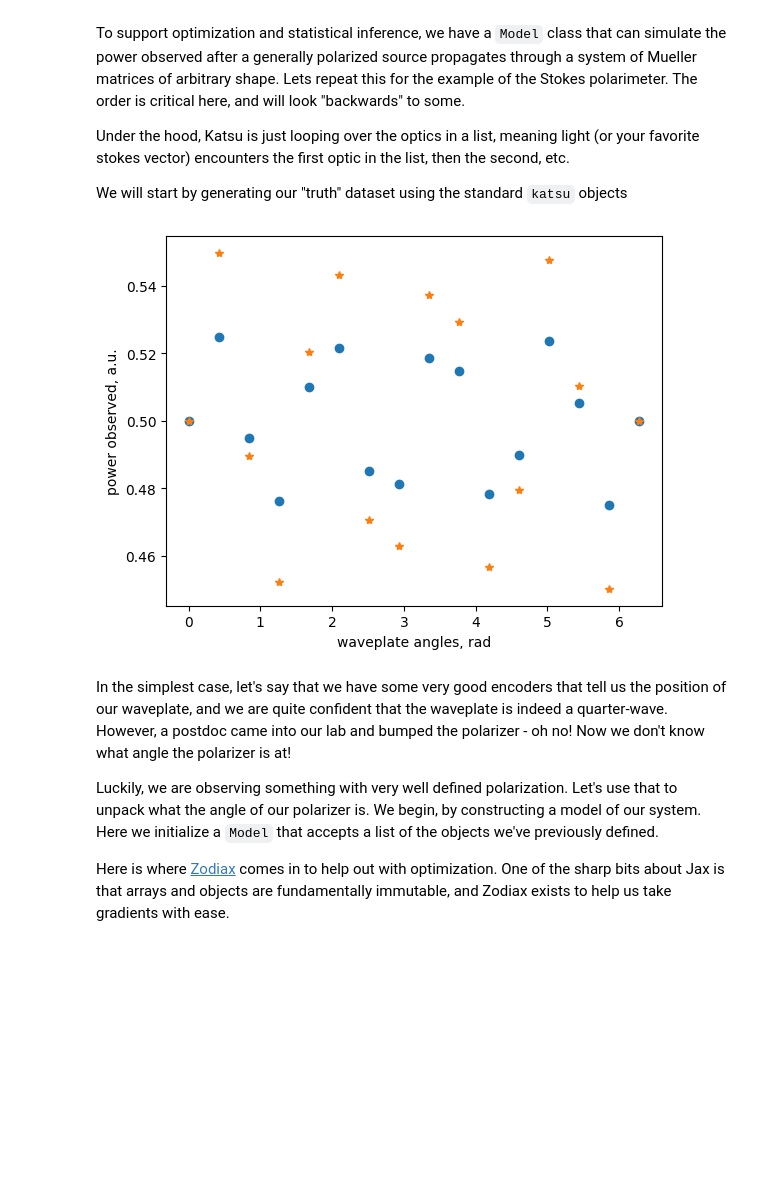
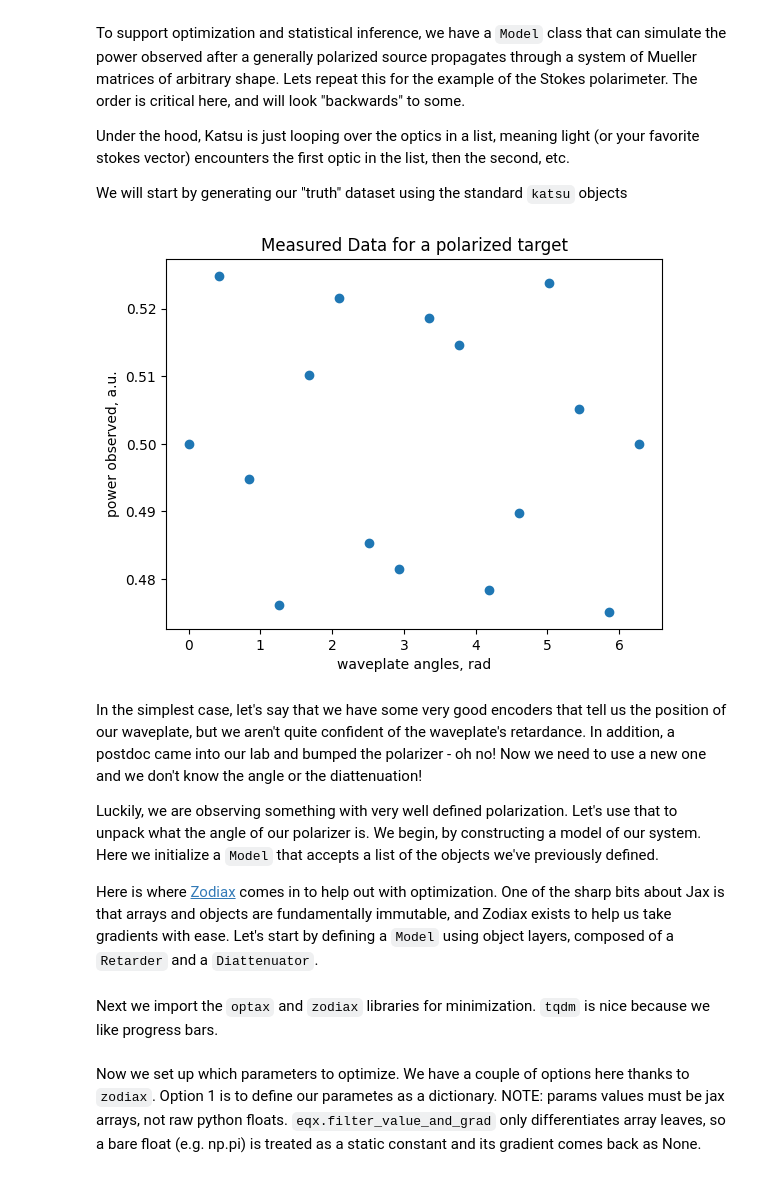
Before and after one commit to Jashcraf/katsu, a Jupyter notebook: docs/notebooks/tutorials/IntroToModels.ipynb, the cells around one changed output. Drawn from its saved outputs; the diff is of its cells as text; code cells hidden in the pictures; blank space fills up the shorter version.

```diff
--- a/docs/notebooks/tutorials/IntroToModels.ipynb
+++ b/docs/notebooks/tutorials/IntroToModels.ipynb
@@ -155,25 +149,24 @@ power_hwp = stokes[..., 0]
 # %%
-
 retarder = LinearRetarder.as_quarter_wave_plate(fast_axis=angles, shape=angles.shape)
 polarizer = LinearDiattenuator.as_polarizer(0)
 stokes = np.array([1., 0., 0.1, 0.])
-stokes = polarizer @ retarder @ stokes
-power_qwp = stokes[..., 0]
+stokes_after = polarizer @ retarder @ stokes
+power_qwp = stokes_after[..., 0]
 
 plt.figure()
+plt.title("Measured Data for a polarized target")
 plt.plot(angles, power_qwp, marker="o", linestyle="None")
-plt.plot(angles, power_hwp, marker="*", linestyle="None")
 plt.xlabel("waveplate angles, rad")
 plt.ylabel("power observed, a.u.")
 plt.show()
 # %% [output]
-[figure, old version]
+[figure, new version]
 # %% [markdown]
-In the simplest case, let's say that we have some very good encoders that tell us the position of our waveplate, and we are quite confident that the waveplate is indeed a quarter-wave. However, a postdoc came into our lab and bumped the polarizer - oh no! Now we don't know what angle the polarizer is at!
+In the simplest case, let's say that we have some very good encoders that tell us the position of our waveplate, but we aren't quite confident of the waveplate's retardance. In addition, a postdoc came into our lab and bumped the polarizer - oh no! Now we need to use a new one and we don't know the angle or the diattenuation!
 
 Luckily, we are observing something with very well defined polarization. Let's use that to unpack what the angle of our polarizer is. We begin, by constructing a model of our system. Here we initialize a `Model` that accepts a list of the objects we've previously defined.
 
-Here is where [Zodiax](https://github.com/LouisDesdoigts/zodiax) comes in to help out with optimization. One of the sharp bits about Jax is that arrays and objects are fundamentally immutable, and Zodiax exists to help us take gradients with ease.
+Here is where [Zodiax](https://github.com/LouisDesdoigts/zodiax) comes in to help out with optimization. One of the sharp bits about Jax is that arrays and objects are fundamentally immutable, and Zodiax exists to help us take gradients with ease. Let's start by defining a `Model` using object layers, composed of a `Retarder` and a `Diattenuator`.
 # %%
 # Called dLux for now before integration starts officially
 from katsu.models import dLuxModel, dLuxDiattenuator, dLuxRetarder
@@ -184,3 +177,5 @@ layers = [
 ]
 
 system = dLuxModel(layers)
+# %% [markdown]
+Next we import the `optax` and `zodiax` libraries for minimization. `tqdm` is nice because we like progress bars.
@@ -186,0 +187,2 @@ system = dLuxModel(layers)
+# %% [markdown]
+Now we set up which parameters to optimize. We have a couple of options here thanks to `zodiax`. Option 1 is to define our parametes as a dictionary. NOTE: params values must be jax arrays, not raw python floats. `eqx.filter_value_and_grad` only differentiates array leaves, so a bare float (e.g. np.pi) is treated as a static constant and its gradient comes back as None.
```
Also changed, not shown: parts of 28 cells of this notebook.
